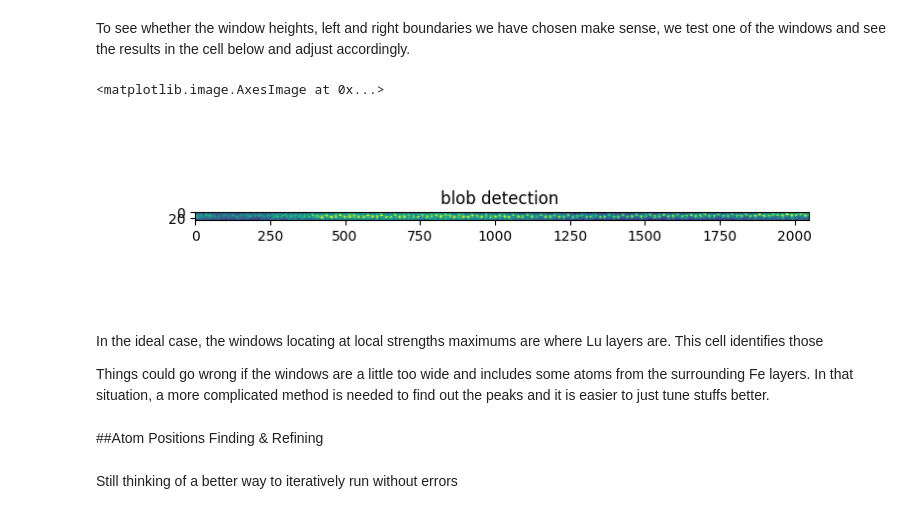
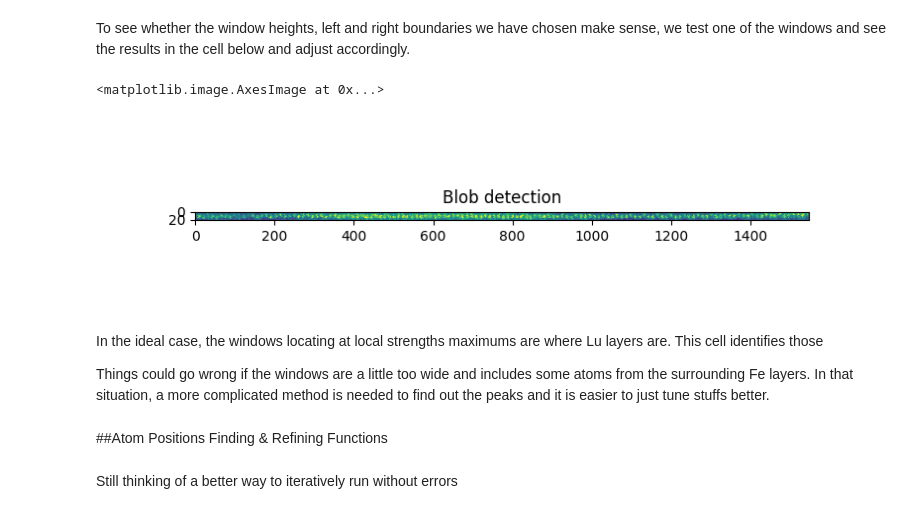
Before and after one commit to jiananwu72/LuFeO3Detect, a Jupyter notebook: LuFeO3/LFOWindowingAutomated.ipynb, the cells around one changed output. Drawn from its saved outputs; the diff is of its cells as text; code cells hidden in the pictures.

```diff
--- a/LuFeO3/LFOWindowingAutomated.ipynb
+++ b/LuFeO3/LFOWindowingAutomated.ipynb
@@ -41,7 +41,7 @@ import hyperspy.api as hs
 # stack_num to view different images.
 
 # Load one file at a time
-s_load = hs.load('/content/drive/MyDrive/Data/LFO/HAADF_01.dm3')
+s_load = hs.load('/content/drive/MyDrive/Data/LFO/HAADF_02.dm3')
 # s_load = hs.load('/content/drive/MyDrive/Data/LFO/FEI HAADF Stack 06.dm3')
 
 stack_num = 0 # The index of stacked image
@@ -67,15 +68,15 @@ We will tune parameters here about window width and left & right boundaries for
 # This value can vary because layers are not horizontal in some images, so we
 # possibly need to make it a little bit larger to include Lu atoms in our
 # horizontal window strips.
-window_height_nm = 0.30 # TUNE THIS
+window_height_nm = 0.35 # TUNE THIS
 scale = s.axes_manager['x'].scale
 window_height = int(window_height_nm/scale)
 
 # Adjust left and right boundaries to exclude any noisy signals, e.g. if you
 # look at image HAADF_01, the first 400 pixels for the first few layers are
 # really noisy and we want to skip them.
-left_bound = 0 # TUNE THIS
-right_bound = 0 # TUNE THIS
+left_bound = 250 # TUNE THIS
+right_bound = 250 # TUNE THIS
 strengths = []
 H, W = s.data.shape
 for i in range(H-window_height):
@@ -94,21 +95,21 @@ Text(0.5, 1.0, 'Window strenghts by pixels')
 # %% [markdown]
 To see whether the window heights, left and right boundaries we have chosen make sense, we test one of the windows and see the results in the cell below and adjust accordingly.
 # %%
-y_pixel = 249
+y_pixel = 451
 s_cropped = s.isig[left_bound:W-right_bound, y_pixel:y_pixel+window_height]
 
 fig1, ax = plt.subplots(1, 1,figsize=(8,2), sharex=True, sharey=True)
 plt.title("Blob detection")
-plt.imshow(image, interpolation='nearest', vmax=np.median(np.array(s_cropped))+3*np.std(np.array(s_cropped)))
+plt.imshow(s_cropped, interpolation='nearest', vmax=np.median(np.array(s_cropped))+3*np.std(np.array(s_cropped)))
 # %% [output]
 <matplotlib.image.AxesImage at 0x...>
-[figure, old version]
+[figure, new version]
 # %% [markdown]
 In the ideal case, the windows locating at local strengths maximums are where Lu layers are. This cell identifies those
 
 Things could go wrong if the windows are a little too wide and includes some atoms from the surrounding Fe layers. In that situation, a more complicated method is needed to find out the peaks and it is easier to just tune stuffs better.
 # %% [markdown]
-##Atom Positions Finding & Refining
+##Atom Positions Finding & Refining Functions
 # %% [markdown]
 Still thinking of a better way to iteratively run without errors
 # %%
```
Also changed, not shown: parts of 8 cells of this notebook.
